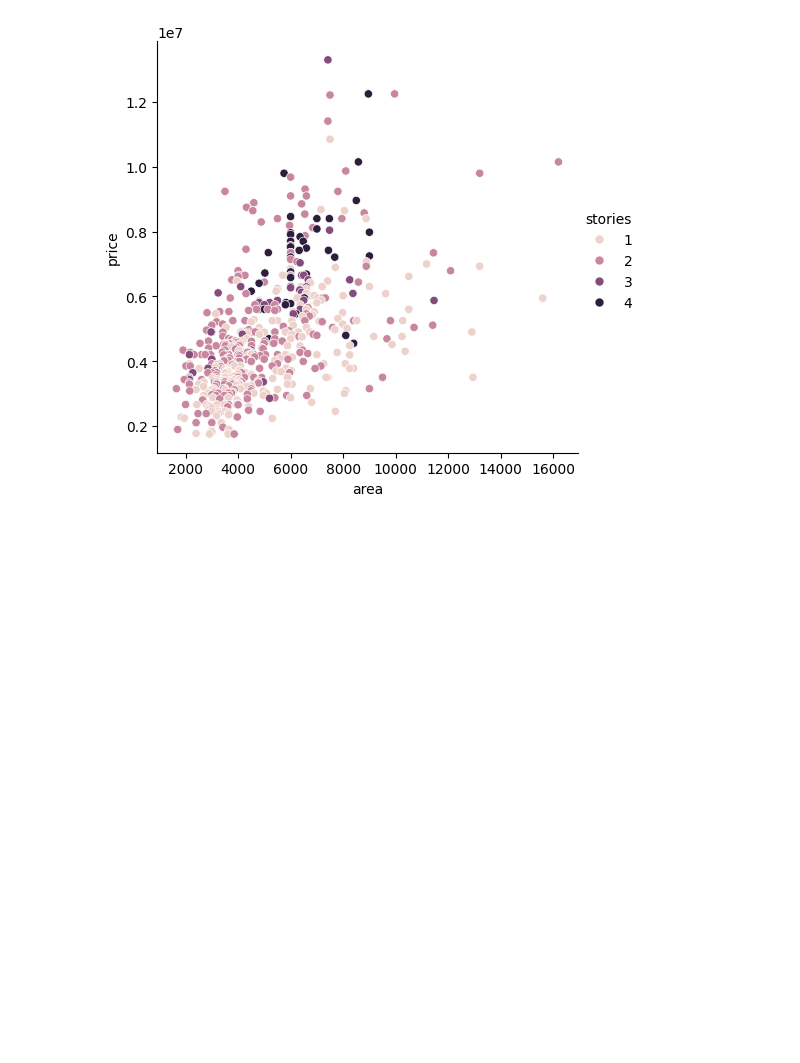
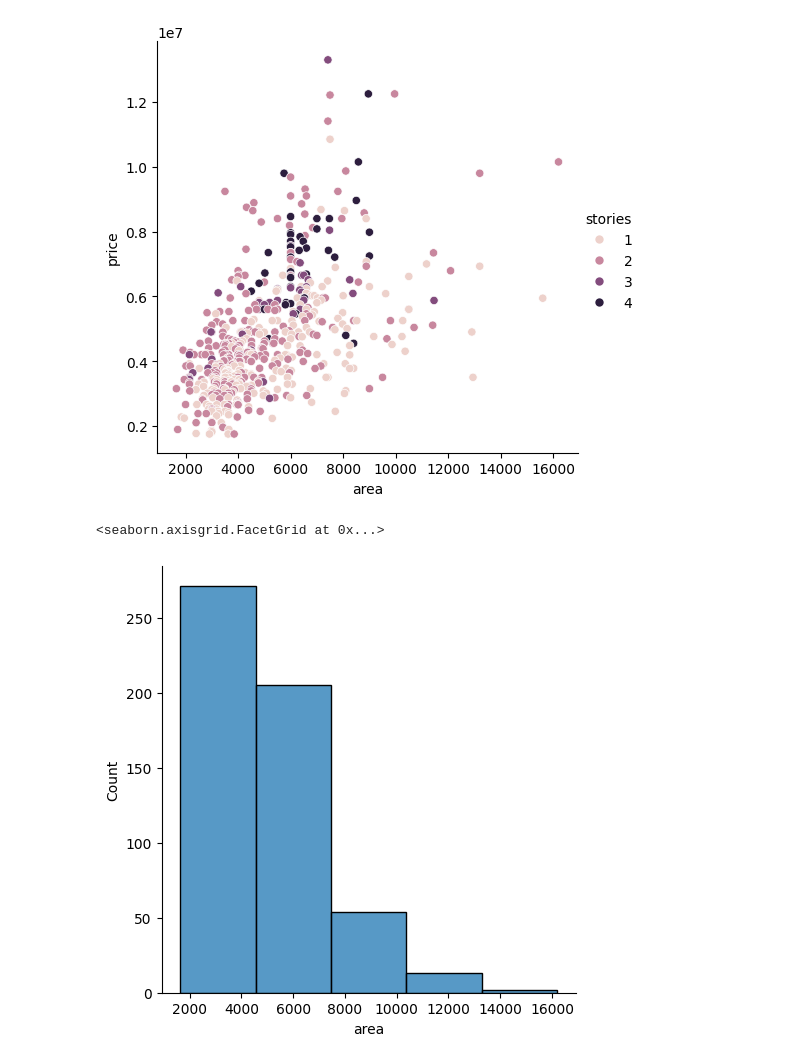
Before and after one commit to ArhanTibro/ml_cohort_4.0, a Jupyter notebook: eda/eda_example.ipynb, the cells around one changed output. Drawn from its saved outputs; the diff is of its cells as text; code cells hidden in the pictures; blank space fills up the shorter version.

Commit message:
added displot in eda

```diff
--- a/eda/eda_example.ipynb
+++ b/eda/eda_example.ipynb
@@ -108,3 +108,8 @@ sns.relplot(x='area',y='price',hue='stories',data=housing)
 # %% [output]
 <seaborn.axisgrid.FacetGrid at 0x...>
 [figure]
+# %%
+sns.displot(housing['area'],bins=5)
+# %% [output]
+<seaborn.axisgrid.FacetGrid at 0x...>
+[figure, added]
```
